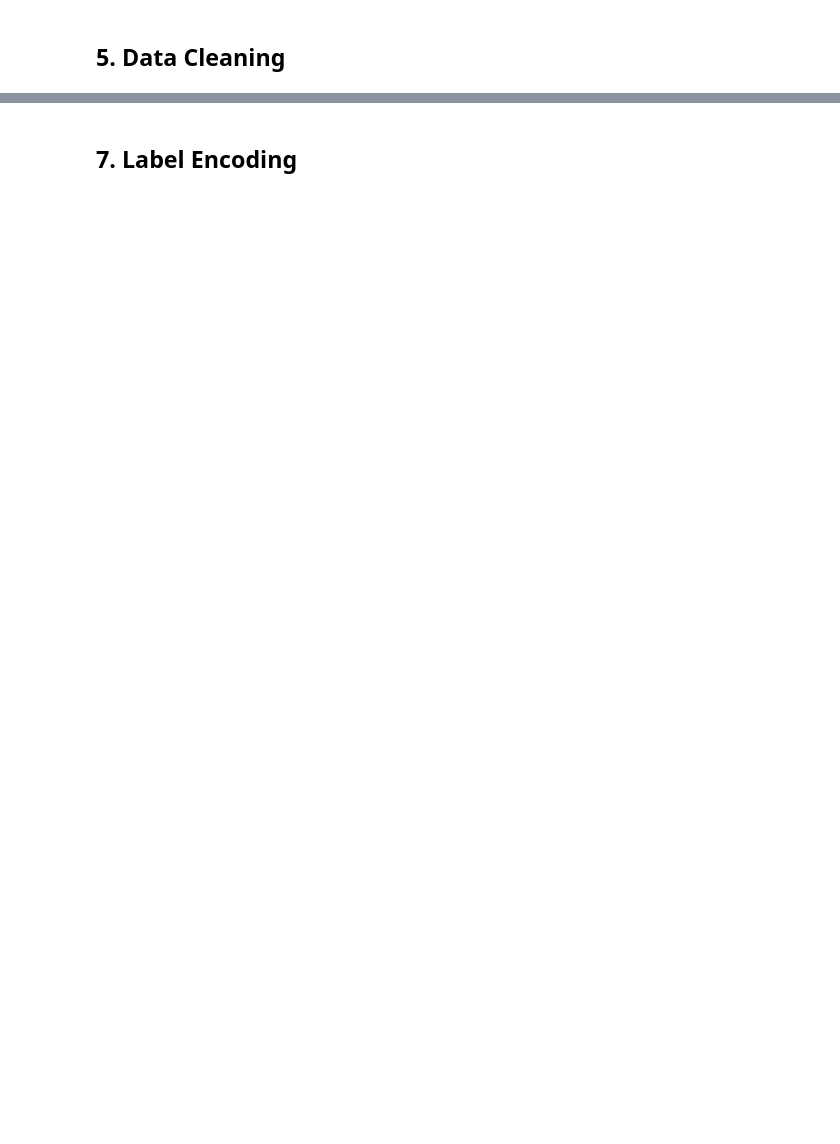
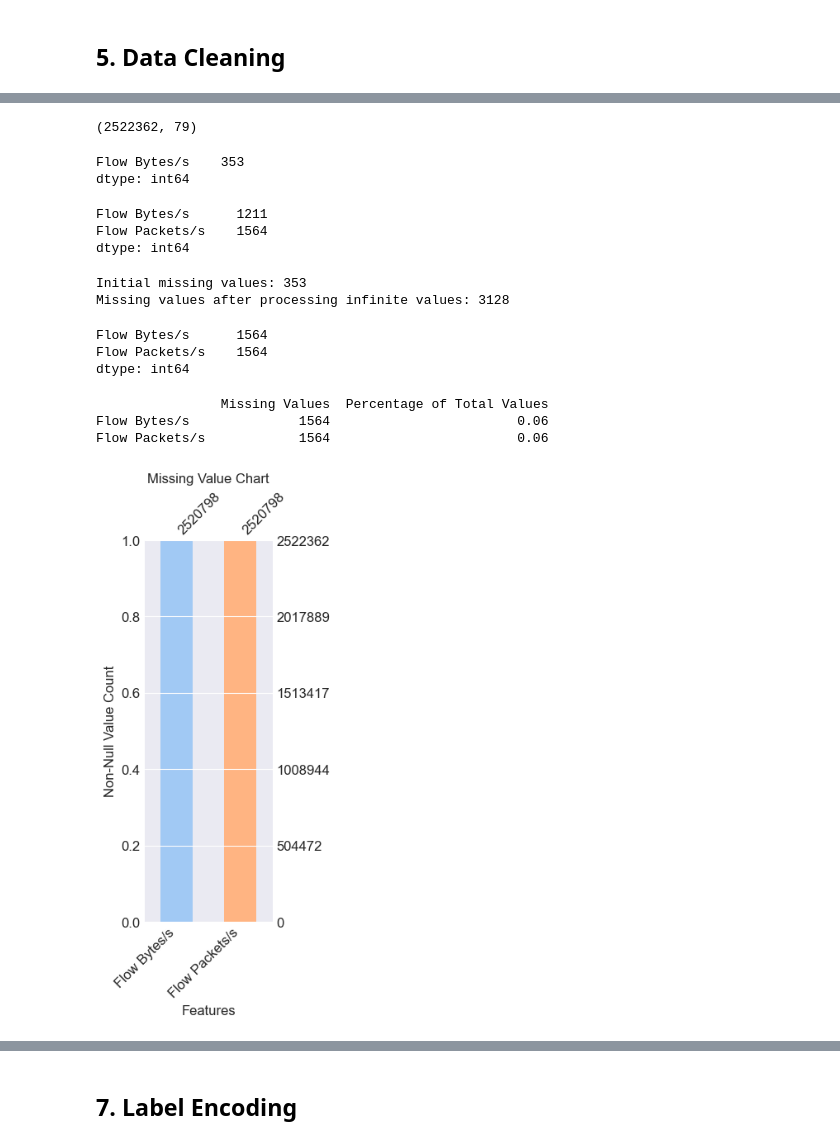
Before and after one commit to ghadamhadhbi/intrusion-detection-system, a Jupyter notebook: notebooks/02_data_preprocessing.ipynb, the cells around one changed output, grey strips where cells are left out. Cells and saved outputs as stored; diff of their text form; code cells hidden in the pictures; blank space fills up the shorter version.

Commit message:
Add data processing and feature engineering pipeline

```diff
--- a/notebooks/02_data_preprocessing.ipynb
+++ b/notebooks/02_data_preprocessing.ipynb
@@ -81,0 +132,8 @@ For this notebook, we'll use a sample of the data for faster processing.
+# %%
+data = pd.concat(data_list)
+rows, cols = data.shape
+
+print('New dimension:')
+print(f'Number of rows: {rows}')
+print(f'Number of columns: {cols}')
+print(f'Total cells: {rows * cols}')
@@ -103,0 +156,4 @@ ValueError: No objects to concatenate
+# %%
+# Renaming the columns by removing leading/trailing whitespace
+col_names = {col: col.strip() for col in data.columns}
+data.rename(columns = col_names, inplace = True)
@@ -172,0 +250,64 @@ plt.show()
+# %%
+data.drop_duplicates(inplace = True)
+data.shape
+# %% [output]
+(2522362, 79)
+# %%
+missing_val = data.isna().sum()
+print(missing_val.loc[missing_val > 0])
+# %% [output]
+Flow Bytes/s    353
+dtype: int64
+# %%
+# Checking for infinity values
+numeric_cols = data.select_dtypes(include = np.number).columns
+inf_count = np.isinf(data[numeric_cols]).sum()
+print(inf_count[inf_count > 0])
+# %% [output]
+Flow Bytes/s      1211
+Flow Packets/s    1564
+dtype: int64
+# %%
+# Replacing any infinite values (positive or negative) with NaN (not a number)
+print(f'Initial missing values: {data.isna().sum().sum()}')
+
+data.replace([np.inf, -np.inf], np.nan, inplace = True)
+
+print(f'Missing values after processing infinite values: {data.isna().sum().sum()}')
+# %% [output]
+Initial missing values: 353
+Missing values after processing infinite values: 3128
+# %%
+missing = data.isna().sum()
+print(missing.loc[missing > 0])
+# %% [output]
+Flow Bytes/s      1564
+Flow Packets/s    1564
+dtype: int64
+# %%
+# Calculating missing value percentage in the dataset
+mis_per = (missing / len(data)) * 100
+mis_table = pd.concat([missing, mis_per.round(2)], axis = 1)
+mis_table = mis_table.rename(columns = {0 : 'Missing Values', 1 : 'Percentage of Total Values'})
+
+print(mis_table.loc[mis_per > 0])
+# %% [output]
+                Missing Values  Percentage of Total Values
+Flow Bytes/s              1564                        0.06
+Flow Packets/s            1564                        0.06
+# %%
+import missingno as msno
+
+sns.set_palette('pastel')
+colors = sns.color_palette()
+
+missing_vals = [col for col in data.columns if data[col].isna().any()]
+
+fig, ax = plt.subplots(figsize = (2, 6))
+msno.bar(data[missing_vals], ax = ax, fontsize = 12, color = colors)
+ax.set_xlabel('Features', fontsize = 12)
+ax.set_ylabel('Non-Null Value Count', fontsize = 12)
+ax.set_title('Missing Value Chart', fontsize = 12)
+plt.show()
+# %% [output]
+[figure, added]
```
Also changed, not shown: parts of 51 cells of this notebook, 2 other files.
